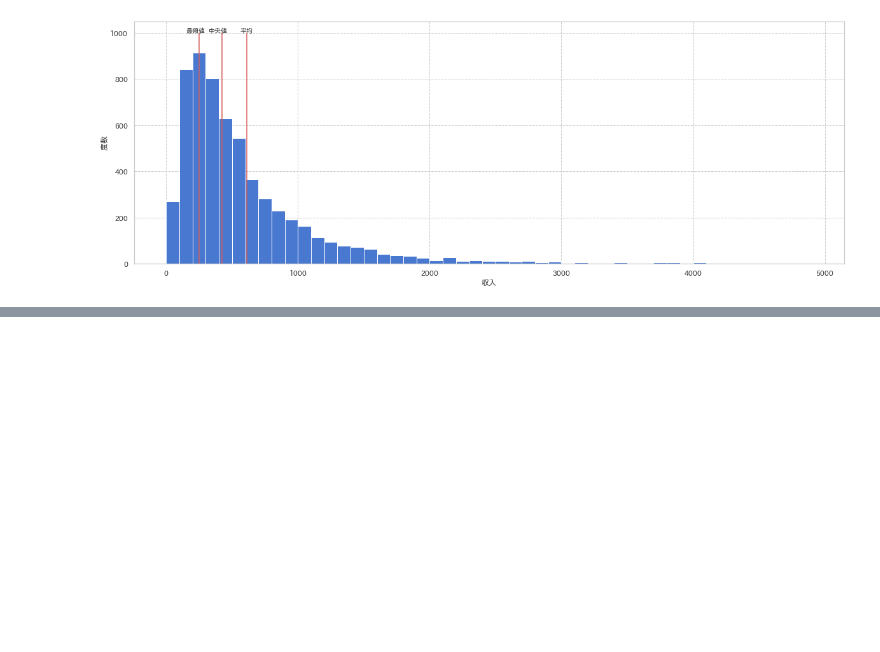
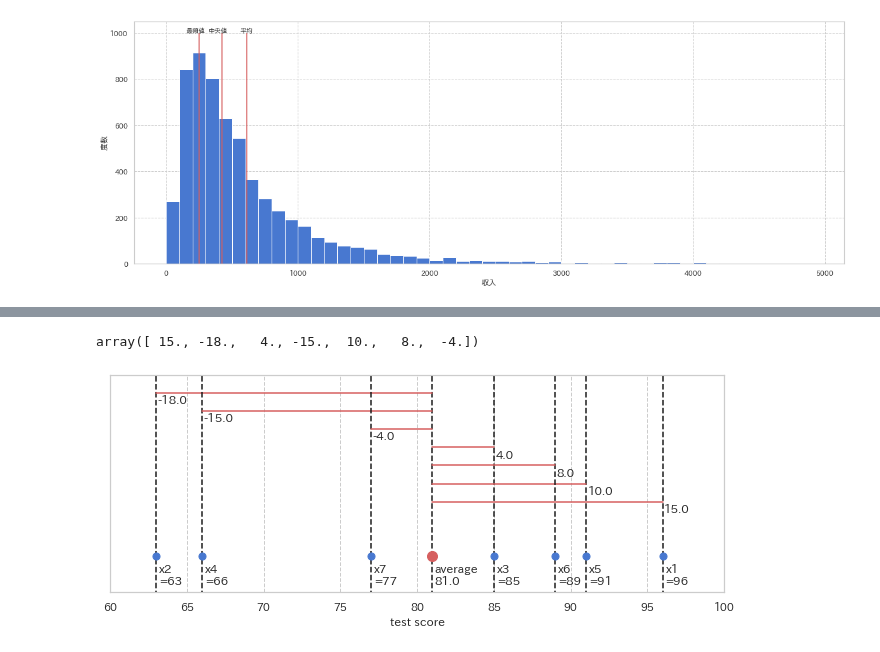
Before and after one commit to zfukuoka/Copying_a_sutra, a Jupyter notebook: SoftwareDesign202010_01/SoftwareDesign202010_0102.ipynb, the cells around one changed output, grey strips where cells are left out. Saved outputs shown, nothing was run; the diff lists cells and outputs as text; code cells hidden in the pictures; blank space fills up the shorter version.

```diff
--- a/SoftwareDesign202010_01/SoftwareDesign202010_0102.ipynb
+++ b/SoftwareDesign202010_01/SoftwareDesign202010_0102.ipynb
@@ -254,0 +292,31 @@ print(max(income))
+# %%
+# テストの点数データ
+x = [96, 63, 85, 66, 91, 89, 77]
+m = np.mean(x)
+deviation_x = np.array(x) - m
+deviation_x
+# %% [output]
+array([ 15., -18.,   4., -15.,  10.,   8.,  -4.])
+# %%
+m = np.mean(x)
+plt.figure(figsize=(11,4))
+plt.scatter(x, np.zeros_like(x), s=50, zorder=100)
+plt.scatter(m, [0], s=100, c="r", zorder=100)
+
+for i in range(len(x)):
+  plt.text(x[i]+0.2, -0.8, f"x{i+1}\n={x[i]}", size=12)
+
+plt.text(m+0.1, -0.8, f"average\n{m}", size=12)
+plt.plot([m, m], [-5,10], "k--", zorder=10)
+for i, p, sd in zip(range(len(x)), [1.5, 4.5, 3, 4, 2, 2.5, 3.5], deviation_x):
+  plt.plot([x[i], x[i]], [-5, 10], "k--", zorder=10)
+  plt.plot([x[i], m], [p, p], "r", zorder=10)
+  plt.text(x[i]+0.1, p-0.3, f"{sd}", size=12)
+
+plt.yticks([])
+plt.xlim(60, 100)
+plt.ylim(-1, 5)
+plt.xlabel("test score")
+plt.show()
+# %% [output]
+[figure, added]
```
Also changed, not shown: parts of 5 cells of this notebook.
